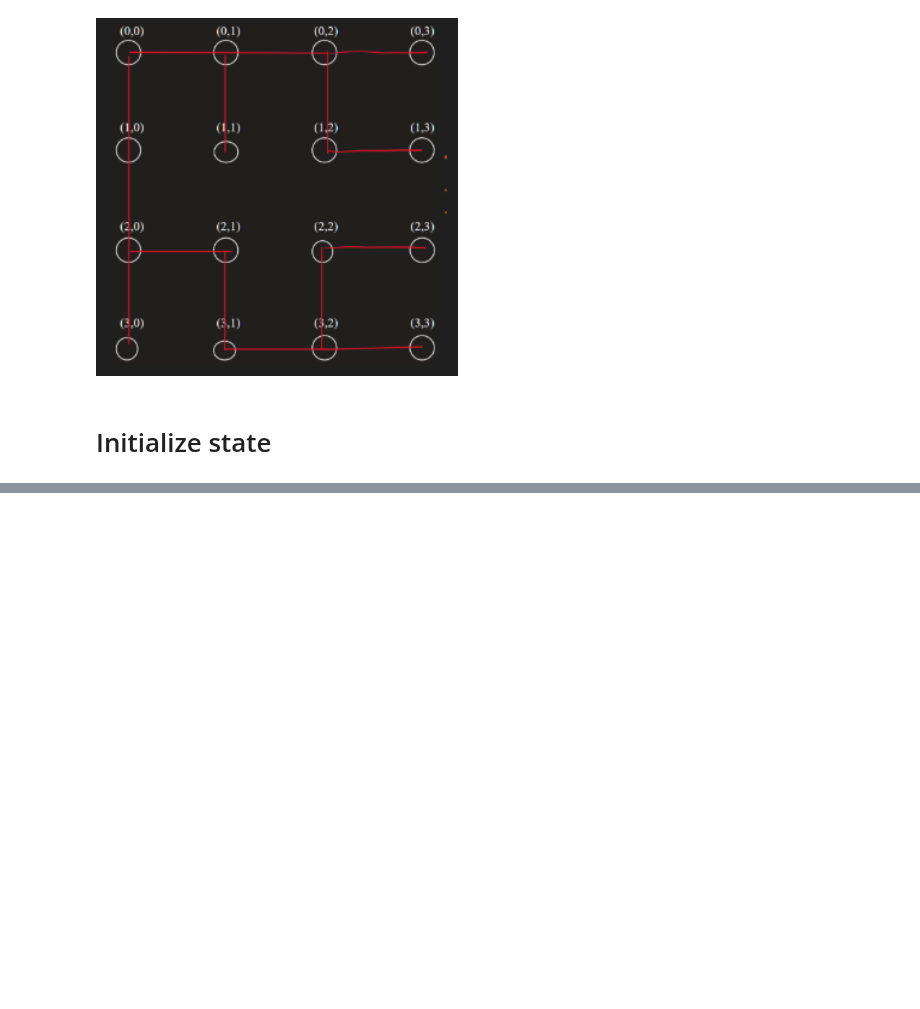
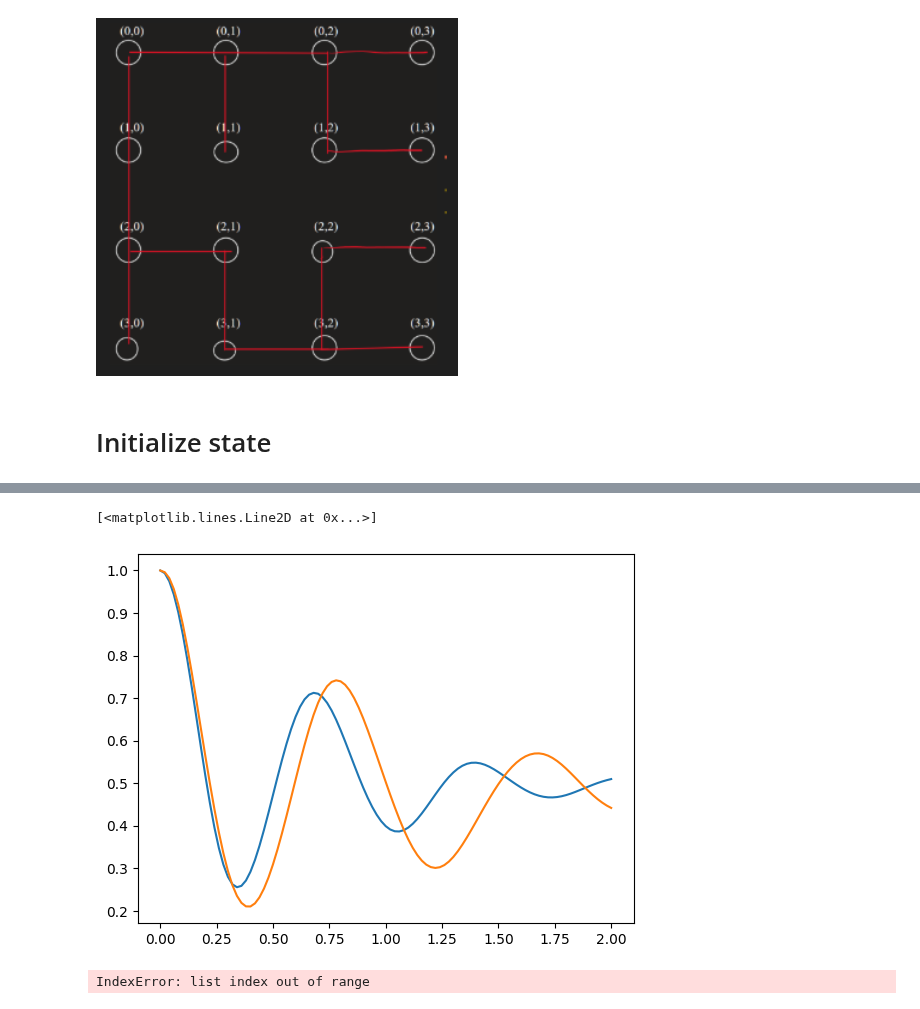
Before and after one commit to Drachier/PyTreeNet, a Jupyter notebook: BH(4x4).ipynb, the cells around one changed output, grey strips where cells are left out. Cells and saved outputs as stored; diff of their text form; code cells hidden in the pictures; blank space fills up the shorter version.

```diff
--- a/BH(4x4).ipynb
+++ b/BH(4x4).ipynb
@@ -6,8 +11,8 @@ import matplotlib.pyplot as plt
 # Exact (Qutip)
 # %%
 # System initialization
-t = 1
-u = 1
+t = 2
+u = 0.1
 mu = 0.5
 Lx = 4
 Ly = 4
@@ -139,8 +137,8 @@ black_state = np.array([0,1])
 white_state = np.array([1,0])
 ttn = ptn.alternating_product_state(ttn, black_state, white_state, bond_dim = 2,  pattern = "checkerboard")
 # %%
-t = 1
-u = 1
+t = 2
+u = 0.1
 m = 0.5
 Lx = 4
 Ly = 4
@@ -152,21 +150,32 @@ ttno = ptn.TTNO.from_hamiltonian(H1, ttn)
 Correlation_function = ptn.Correlation_function("Site(0,0)", "Site(2,0)", 2)
 Correlation_function = Correlation_function.pad_with_identities(ttn, symbolic= True)
 Correlation_function = ptn.TTNO.from_hamiltonian(Correlation_function, ttn)
+
+occupation_22 = ptn.Number_op_local("Site(2,2)", 2)
+occupation_22 = occupation_22.pad_with_identities(ttn, symbolic= True)
+occupation_22 = ptn.TTNO.from_hamiltonian(occupation_22, ttn)
+
+I = ptn.TTNO.Identity(ttn)
 # %%
 lanczos_params =  {'N_min': 2,
-                   'N_max': 40,
+                   'N_max': 20,
                    'P_tol': 1e-8,
                    'reortho': True,}
 
-expansion_params = {"ExpansionMode": ptn.ExpansionMode.TTN,
+expansion_params = {
+                    "ExpansionMode": ptn.ExpansionMode.TTN,
                     "num_vecs": 3,
                     "tau": 1e-2,
                     "SVDParameters": ptn.SVDParameters(max_bond_dim = np.inf , rel_tol= -np.inf , total_tol = -np.inf),
-                    "expansion_steps": 30,
+                    "InitExpST" : 0.1 , # first time to start the expansion
+                    "ConvThresh" : 0.007,
+                    "ConvThreshUP" : 0.01,
+                    "expansion_steps" : 20,
                     "tol": 1e-20,
-                    "tol_step": 50,
-                    "max_bond": 160,
-                    "rel_tot_bond": 30,
+                    "tol_step_increase": 10,
+                    "tol_step_decrease": 0.5,
+                    "max_bond": 170,
+                    "rel_tot_bond": (5,20),
                     "T3N_dict" : {"Site(0,1)" : "Site(0,2)",
                                   "Site(0,2)" : "Site(0,3)",
                                   "Site(2,0)" : "Site(3,0)",
@@ -181,9 +190,9 @@ tdvp = ptn.SecondOrderOneSiteTDVP(initial_state = ttn,
                                  hamiltonian = ttno,
                                  time_step_size = 0.01,
                                  final_time = 2,
-                                 operators = [Correlation_function],
+                                 operators = [Correlation_function , occupation_22],
                                  config = config)
 # %%
-tdvp.RUN(evaluation_time=2)
+tdvp.run_ex_partial_t3n(2)
 times = tdvp.times()
 # %% [output]
@@ -218,0 +264,13 @@ expanded_dim : 12 : 146 ---> 158
+# %%
+oc_exact, times = system.occupation_results(evaluation_time=2,results=result)
+
+plt.plot(times, oc_exact[:,2,2], label="exact")
+
+plt.plot(times ,tdvp.operator_results()[1], label="exact")
+# %% [output]
+[<matplotlib.lines.Line2D at 0x...>]
+[figure, added]
+# %%
+ptn.expectation_value(tdvp.accepted_states[2], tdvp.operators[0])
+# %% [output]
+IndexError: list index out of range
```
Also changed, not shown: parts of 14 cells of this notebook.
